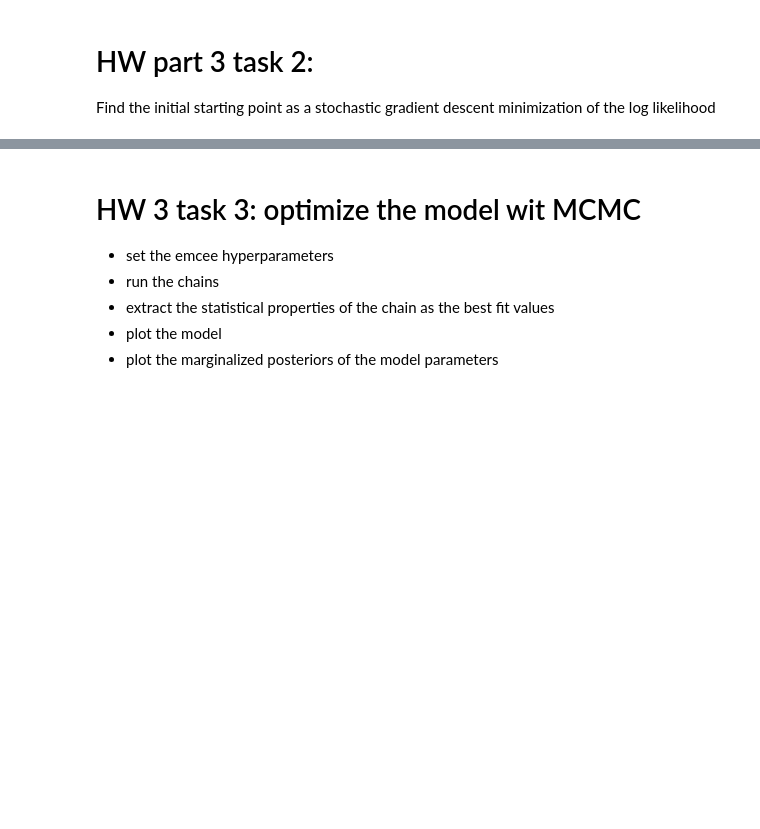
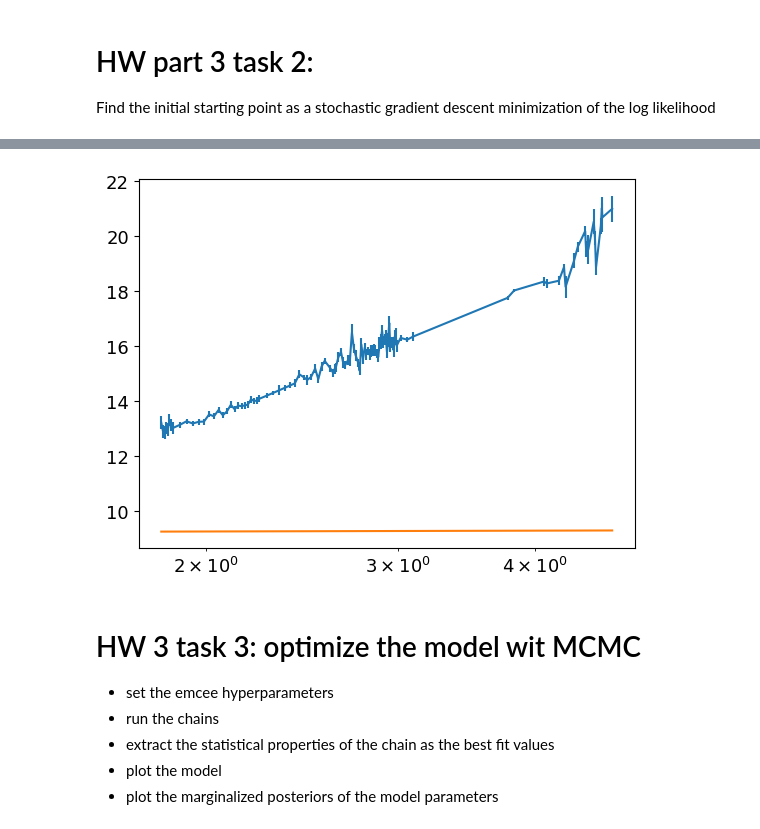
Before and after one commit to jarrodsb/DSPS_JBieber, a Jupyter notebook: HW6/Second_Half_fitlinetogrbafterglow_mcmc_Bieber_dsps25.ipynb, the cells around one changed output, grey strips where cells are left out. Saved outputs shown, nothing was run; the diff lists cells and outputs as text; code cells hidden in the pictures; blank space fills up the shorter version.

```diff
--- a/HW6/Second_Half_fitlinetogrbafterglow_mcmc_Bieber_dsps25.ipynb
+++ b/HW6/Second_Half_fitlinetogrbafterglow_mcmc_Bieber_dsps25.ipynb
@@ -689,3 +730,30 @@ def log_posterior_bpl(...):
+# %%
+def log_likelihood_bpl(theta, t, y, yerr):
+  # use the same log_likelihood as before (chi2) but with the new model
+  #theta is [Tb, a1, a2, b]
+  #t is linear time
+  #y is magnitude data
+  #yerr is magnitude error
+  #print(f"Testing parameters: Tb={theta[0]}, a1={theta[1]}, a2={theta[2]}, b={theta[3]}") # Add this print statement
+  #chi2 likelihood : (data-model)**2 / uncertainty **2
+  return -0.5 * np.sum(((y - bpl(theta, t))**2) / yerr**2)
+
+
+def log_prior_bpl(theta, t):
+  # similar to before, but choose relevant regions of avoidance based on the description of the model
+  tb, a1, a2, b = theta
+  # Priors: Tb is within data range, slopes are positive, b is reasonable magnitude offset
+  if 50 < tb < 60000 and a1 > 0 and a2 > 0 and 10 < b < 25:
+      return 0.0
+  return -np.inf
+
+
+def log_posterior_bpl(theta, t, y, yerr):
+  # posterior ~ likelihood * prior => log_posterior ~ log_likelihood + log_prior
+  lp_bpl = log_prior_bpl(theta, t)
+  if not np.isfinite(lp_bpl):
+    return -np.inf
+  return lp_bpl + log_likelihood_bpl(theta, t, y, yerr)
 # %% [markdown]
 # HW part 3 task 2:
 Find the initial starting point as a stochastic gradient descent minimization of the log likelihood
@@ -697,0 +760,13 @@ soln
+# %%
+ig = [1000, 0.005, 0.0025, 12] # Changed from order [a1, a2, Tb, b] to [Tb, a1, a2, b]. Changed guess from the original [1000, 0.2, 5, 20].
+#what does the minimize function need to take as arguments?
+# Add bounds to the minimization
+bounds = [(50, 60000), (0, 0.1), (0, 0.1), (10, 25)]
+
+
+# FBB define something like nll = lambda *args: -log_likelihood_bpl(*args) and do minimize of nll instead - no bounds needed
+soln = minimize(log_likelihood_bpl, ig, args=(t, y, s), bounds=bounds)
+print(soln)
+print("")
+print("best fit parameters from the minimization of chi2: " +
+       "time of break {:.2f},  early slope {:.2f}, late slope {:.2f}, intercept {:.2f}".format(*soln.x))
@@ -698,10 +807,13 @@ soln
 # %%
 ig = soln.x # the initial guess for the MCMC
 
 # plot the model as it looks with the initial guess values
 pl.errorbar(x, y, yerr=s)
-pl.plot(x, bpl(ig, x_nolog))
+#pl.plot(x, bpl(ig, x_nolog))
+pl.plot(x, bpl(ig, x))
 pl.xscale("log")
+# %% [output]
+[figure, added]
 # %% [markdown]
 # HW 3 task 3: optimize the model wit MCMC
 
```
Also changed, not shown: parts of 28 cells of this notebook.
